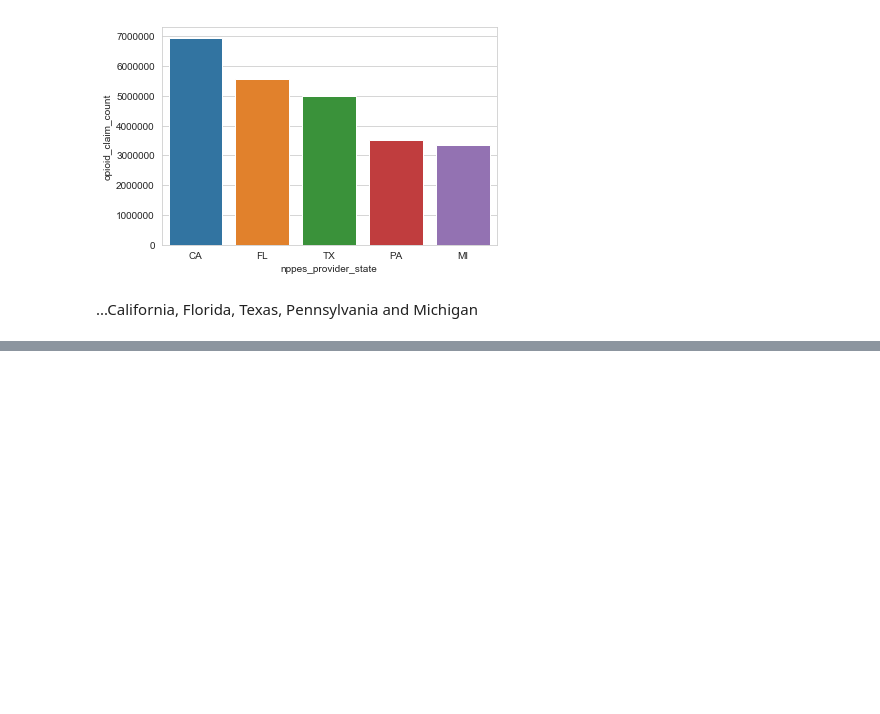
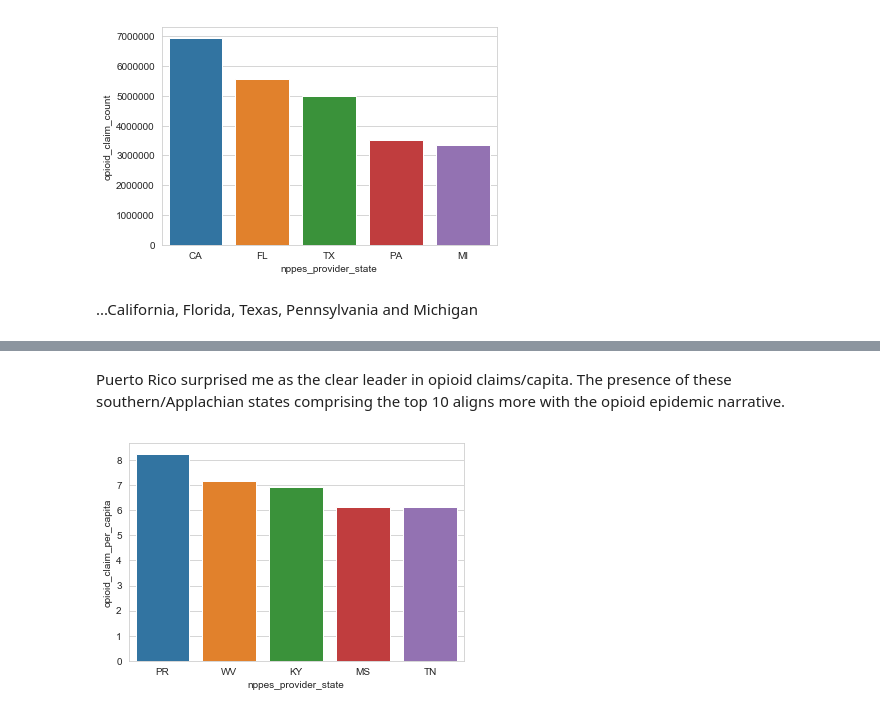
Before and after one commit to usmanakhter/cms_opioid, a Jupyter notebook: opioid_prescribing.ipynb, the cells around one changed output, grey strips where cells are left out. Saved outputs shown, nothing was run; the diff lists cells and outputs as text; code cells hidden in the pictures; blank space fills up the shorter version.

```diff
--- a/opioid_prescribing.ipynb
+++ b/opioid_prescribing.ipynb
@@ -160,0 +163,9 @@ plotly.offline.iplot(map)
+# %%
+#create state populations dataframe from csv; data taken from https://en.wikipedia.org/wiki/List_of_states_and_territories_of_the_United_States_by_population
+state_populations_df = pd.read_csv("state_populations.csv")
+
+#rename state column to merge opioid_df w/ state_populations_df on common state column
+state_populations_df.rename(columns={'state' : 'nppes_provider_state'}, inplace=True)
+
+#preview
+state_populations_df.head(10)
@@ -160,0 +184,23 @@ plotly.offline.iplot(map)
+# %%
+#group opioid_df by state
+dropped4=opioid_df[['nppes_provider_state', 'total_claim_count', 'opioid_claim_count', 'extended-release_opioid_claims']]
+dropped4=dropped4.groupby('nppes_provider_state').sum().sort_values(by='opioid_claim_count', ascending=False)
+dropped4.reset_index(inplace=True)
+
+#merge the datasets
+opioid_withcapita_df=pd.merge(dropped4, state_populations_df, how='left', on='nppes_provider_state')
+
+#drop national_population_percent, convert state_population from object to float64
+opioid_withcapita_df.drop(columns=['national_population_percent'], inplace=True)
+opioid_withcapita_df['state_population'] = opioid_withcapita_df['state_population'].str.replace(',', '')
+opioid_withcapita_df['state_population'] = pd.to_numeric(opioid_withcapita_df['state_population'])
+
+#create opioid_per_capita column
+opioid_withcapita_df['opioid_claim_per_capita'] = opioid_withcapita_df['total_claim_count']/opioid_withcapita_df['state_population']
+
+#group data by opioid_claim_per_capita
+opioid_bycapita_df=opioid_withcapita_df.groupby('nppes_provider_state').sum().sort_values(by='opioid_claim_per_capita', ascending=False)
+opioid_bycapita_df.reset_index(inplace=True)
+
+#preview merged dataset
+opioid_bycapita_df.head(10)
@@ -160,0 +219,9 @@ plotly.offline.iplot(map)
+# %% [markdown]
+Puerto Rico surprised me as the clear leader in opioid claims/capita. The presence of these southern/Applachian states comprising the top 10 aligns more with the opioid epidemic narrative.
+# %%
+opioid_bycapita_5=opioid_bycapita_df[:5]
+
+#plot top 5 opioid per capita states
+sns.barplot(x="nppes_provider_state", y="opioid_claim_per_capita", data=opioid_bycapita_5);
+# %% [output]
+[figure, added]
```
Also changed, not shown: parts of 7 cells of this notebook.
